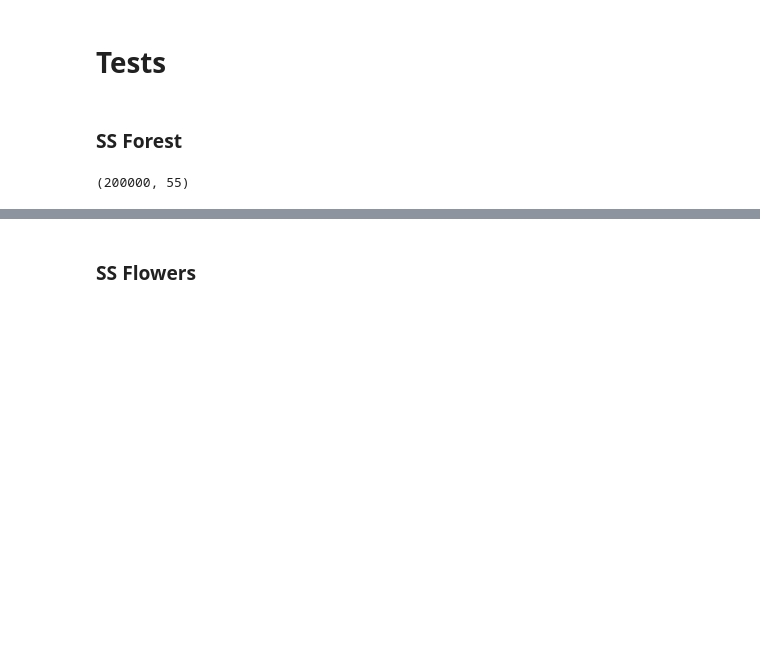
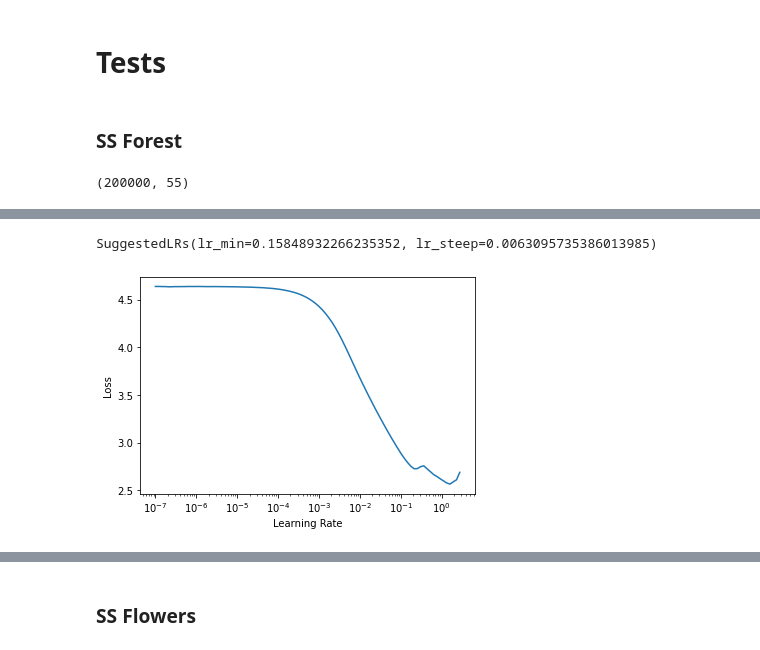
Before and after one commit to matanc1/tabnet, a Jupyter notebook: self_supervision.ipynb, the cells around one changed output, grey strips where cells are left out. Drawn from its saved outputs; the diff is of its cells as text; code cells hidden in the pictures; blank space fills up the shorter version.

```diff
--- a/self_supervision.ipynb
+++ b/self_supervision.ipynb
@@ -111,5 +129,5 @@ model = TabNetSelfSupervised(head, to, **model_params)
 # %%
-learn = Learner(dls, model, cbs=cbs, loss_func=loss_func, metrics=[mse])
+learn = Learner(dls, model, cbs=cbs, loss_func=loss_func)
 # %%
 learn.lr_find()
 # %% [output]
@@ -117,0 +137,2 @@ RuntimeError: The size of tensor a (65536) must match the size of tensor b (8847
+# %%
+learn.fit_one_cycle(40, slice(1e-3, 1e-2))
@@ -117,0 +157,7 @@ RuntimeError: The size of tensor a (65536) must match the size of tensor b (8847
+# %%
+l = tabnet_df_classifier(df, **params, enc=learn.model.enc, val_pct=0.99, **model_params)
+# %%
+l.dls.train.bs = l.dls.train.n//2 if l.dls.train.n < model_params['bs'] else model_params['bs']
+# %%
+l.lr_find()
+# %% [output]
@@ -117,0 +165,2 @@ RuntimeError: The size of tensor a (65536) must match the size of tensor b (8847
+SuggestedLRs(lr_min=0.15848932266235352, lr_steep=0.0063095735386013985)
+[figure, added]
```
Also changed, not shown: parts of 17 cells of this notebook, 1 other file.
